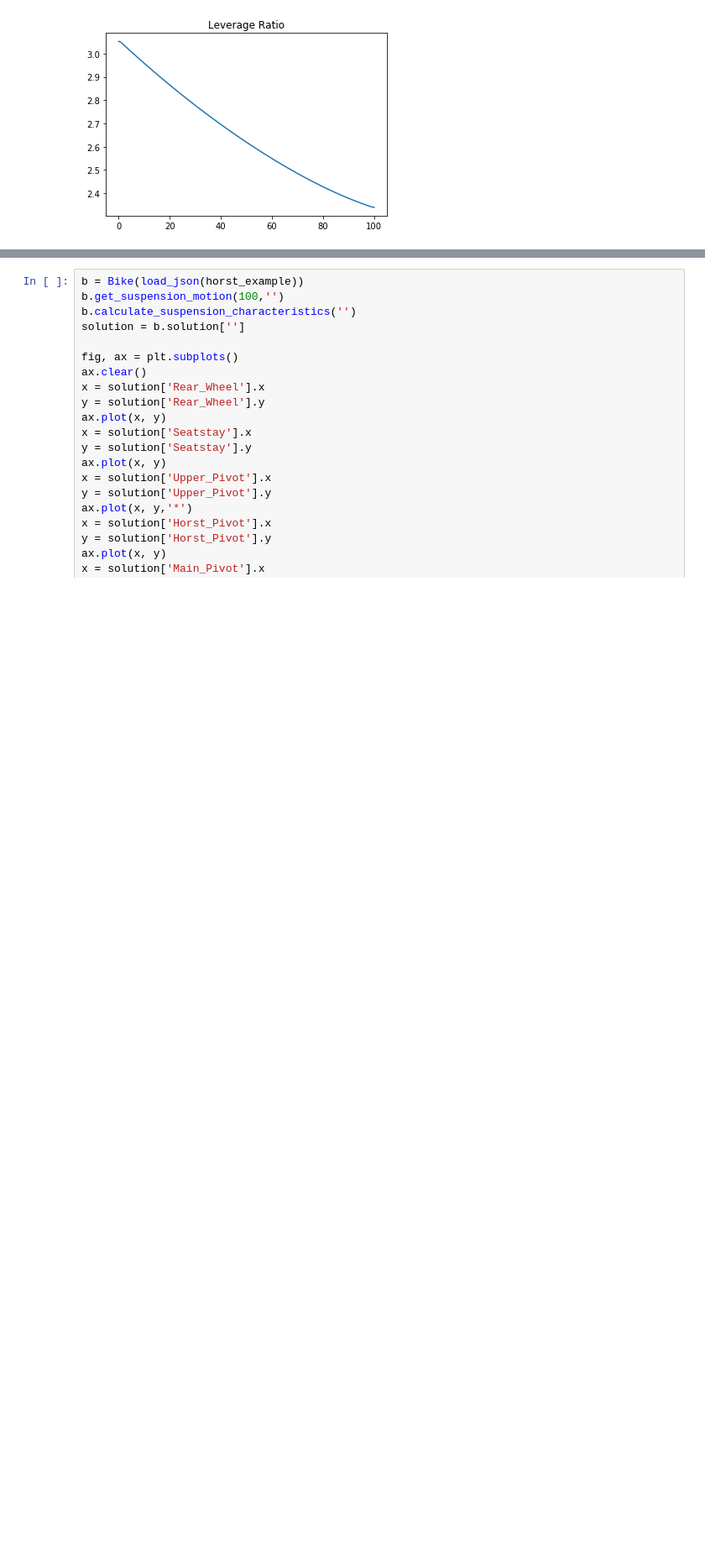
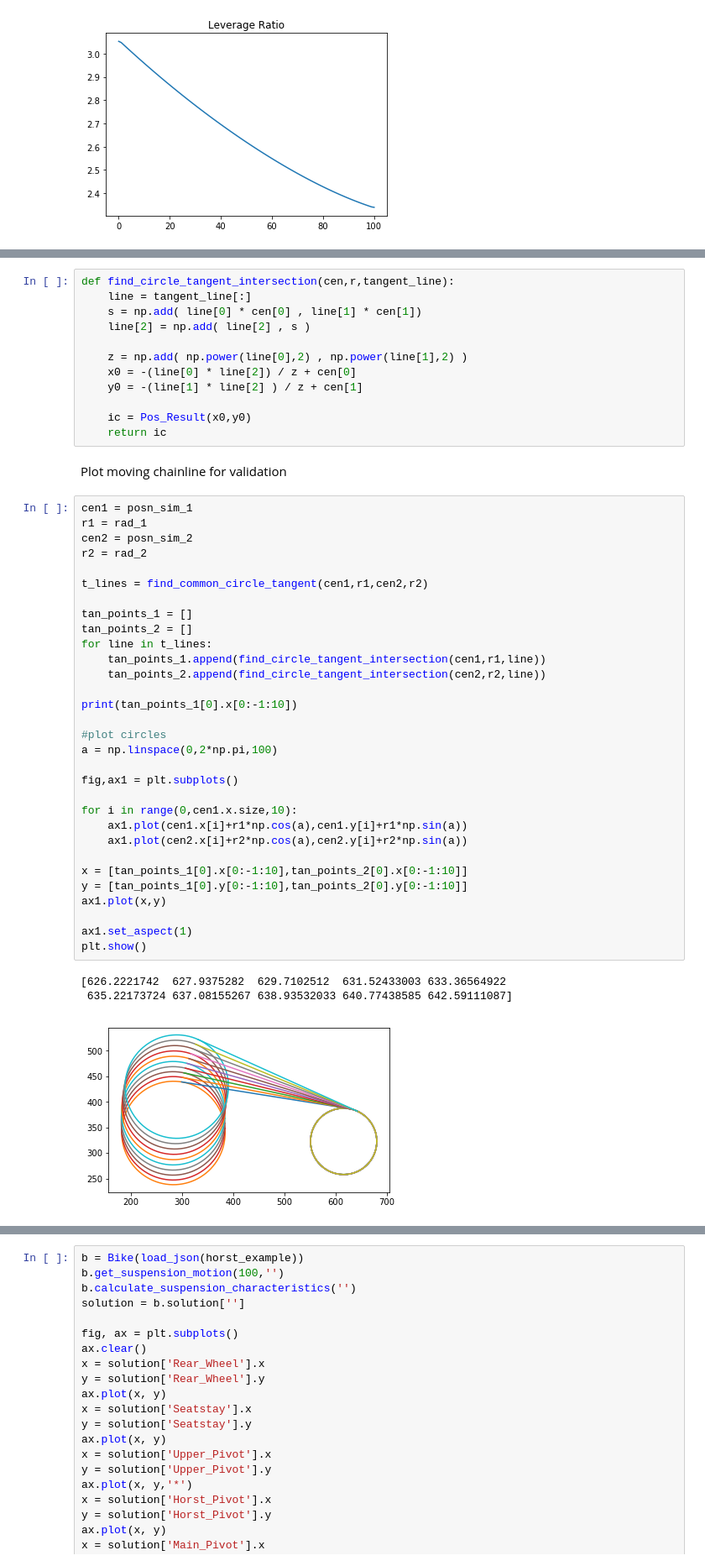
Before and after one commit to mark-bak/BiKinematics, a Jupyter notebook: Solver Development.ipynb, the cells around one changed output, grey strips where cells are left out. Shown: that part at 84% size. Saved outputs shown, nothing was run; the diff lists cells and outputs as text; blank space fills up the shorter version.

Commit message:
Add fcns to calculate chainline. Add chainline list in Bike instance

```diff
--- a/Solver Development.ipynb
+++ b/Solver Development.ipynb
@@ -75 +126,50 @@ show_leverage_ratio(split_piv_example)
+# %%
+def find_circle_tangent_intersection(cen,r,tangent_line):
+    line = tangent_line[:]
+    s = np.add( line[0] * cen[0] , line[1] * cen[1])
+    line[2] = np.add( line[2] , s )
+
+    z = np.add( np.power(line[0],2) , np.power(line[1],2) )
+    x0 = -(line[0] * line[2]) / z + cen[0]
+    y0 = -(line[1] * line[2] ) / z + cen[1]
+
+    ic = Pos_Result(x0,y0)
+    return ic
+# %% [markdown]
+Plot moving chainline for validation
+# %%
+cen1 = posn_sim_1
+r1 = rad_1
+cen2 = posn_sim_2
+r2 = rad_2
+
+t_lines = find_common_circle_tangent(cen1,r1,cen2,r2)
+
+tan_points_1 = []
+tan_points_2 = []
+for line in t_lines:
+    tan_points_1.append(find_circle_tangent_intersection(cen1,r1,line))
+    tan_points_2.append(find_circle_tangent_intersection(cen2,r2,line))
+
+print(tan_points_1[0].x[0:-1:10])
+
+#plot circles
+a = np.linspace(0,2*np.pi,100)
+
+fig,ax1 = plt.subplots()
+
+for i in range(0,cen1.x.size,10):
+    ax1.plot(cen1.x[i]+r1*np.cos(a),cen1.y[i]+r1*np.sin(a))
+    ax1.plot(cen2.x[i]+r2*np.cos(a),cen2.y[i]+r2*np.sin(a))
+
+x = [tan_points_1[0].x[0:-1:10],tan_points_2[0].x[0:-1:10]]
+y = [tan_points_1[0].y[0:-1:10],tan_points_2[0].y[0:-1:10]]
+ax1.plot(x,y)
+
+ax1.set_aspect(1)
+plt.show()
+# %% [output]
+[626.2221742  627.9375282  629.7102512  631.52433003 633.36564922
+ 635.22173724 637.08155267 638.93532033 640.77438585 642.59111087]
+[figure, added]
 # %% [markdown]
```
Also changed, not shown: parts of 11 cells of this notebook, 5 other files.
